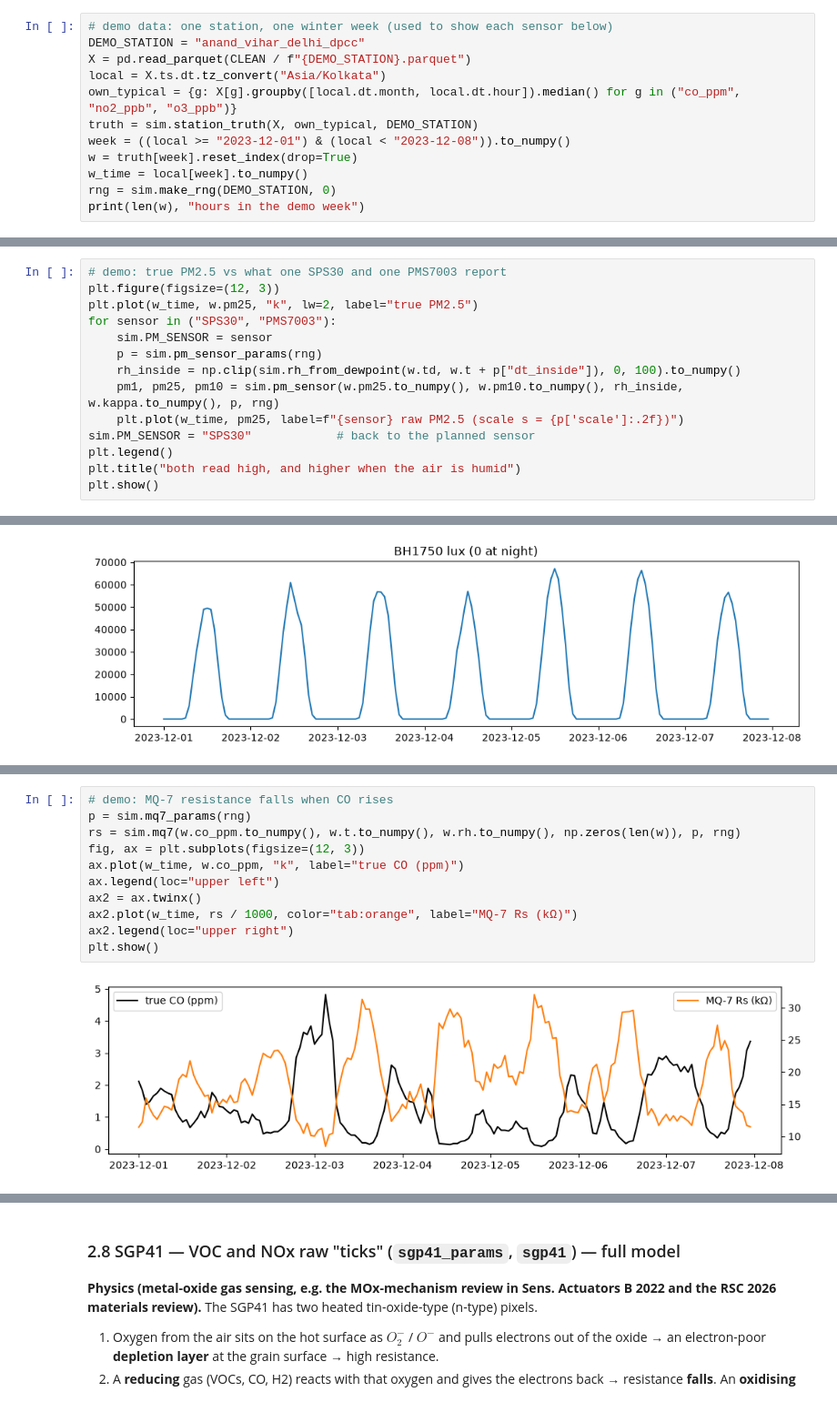
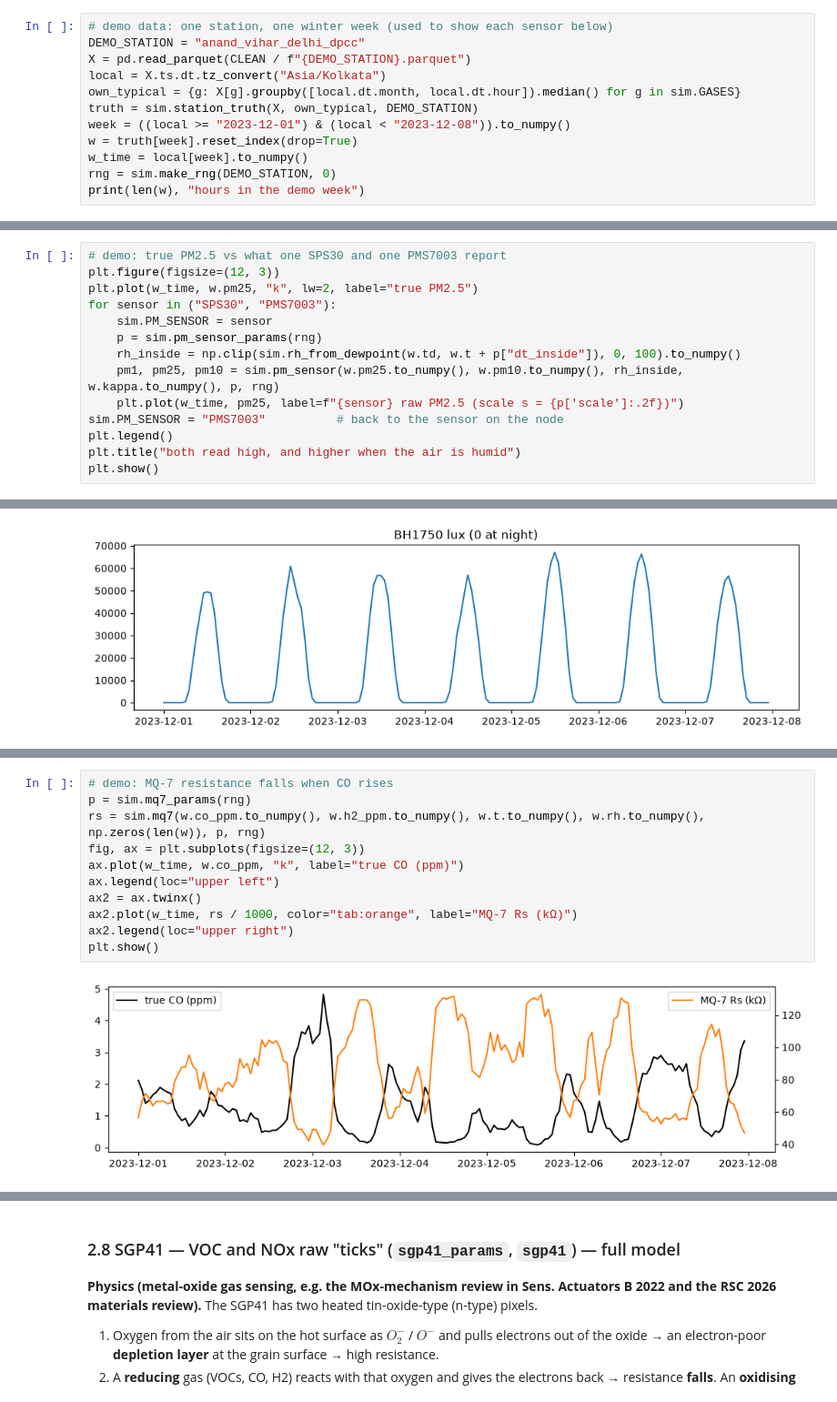
Before and after one commit to samiul1221/Hybrid-Aqi-Trend-Forecasting, a Jupyter notebook: notebooks/02_simulator.ipynb, the cells around one changed output, grey strips where cells are left out. Shown at 91% size. Cells and saved outputs as stored; diff of their text form.

```diff
--- a/notebooks/02_simulator.ipynb
+++ b/notebooks/02_simulator.ipynb
@@ -51,7 +51,7 @@ UNITS_PER_STATION = 3
 DEMO_STATION = "anand_vihar_delhi_dpcc"
 X = pd.read_parquet(CLEAN / f"{DEMO_STATION}.parquet")
 local = X.ts.dt.tz_convert("Asia/Kolkata")
-own_typical = {g: X[g].groupby([local.dt.month, local.dt.hour]).median() for g in ("co_ppm", "no2_ppb", "o3_ppb")}
+own_typical = {g: X[g].groupby([local.dt.month, local.dt.hour]).median() for g in sim.GASES}
 truth = sim.station_truth(X, own_typical, DEMO_STATION)
 week = ((local >= "2023-12-01") & (local < "2023-12-08")).to_numpy()
 w = truth[week].reset_index(drop=True)
@@ -130,7 +140,7 @@ for sensor in ("SPS30", "PMS7003"):
     rh_inside = np.clip(sim.rh_from_dewpoint(w.td, w.t + p["dt_inside"]), 0, 100).to_numpy()
     pm1, pm25, pm10 = sim.pm_sensor(w.pm25.to_numpy(), w.pm10.to_numpy(), rh_inside, w.kappa.to_numpy(), p, rng)
     plt.plot(w_time, pm25, label=f"{sensor} raw PM2.5 (scale s = {p['scale']:.2f})")
-sim.PM_SENSOR = "SPS30"            # back to the planned sensor
+sim.PM_SENSOR = "PMS7003"          # back to the sensor on the node
 plt.legend()
 plt.title("both read high, and higher when the air is humid")
 plt.show()
@@ -245,13 +287,13 @@ $$\ln R_s = \ln R_0 + b\,\ln(\text{gas} + c_0) + g_T (T-20) + g_{RH}(RH-65) + d\
 # %%
 # demo: MQ-7 resistance falls when CO rises
 p = sim.mq7_params(rng)
-rs = sim.mq7(w.co_ppm.to_numpy(), w.t.to_numpy(), w.rh.to_numpy(), np.zeros(len(w)), p, rng)
+rs = sim.mq7(w.co_ppm.to_numpy(), w.h2_ppm.to_numpy(), w.t.to_numpy(), w.rh.to_numpy(), np.zeros(len(w)), p, rng)
 fig, ax = plt.subplots(figsize=(12, 3))
 ax.plot(w_time, w.co_ppm, "k", label="true CO (ppm)")
 ax.legend(loc="upper left")
 ax2 = ax.twinx()
 ax2.plot(w_time, rs / 1000, color="tab:orange", label="MQ-7 Rs (kΩ)")
 ax2.legend(loc="upper right")
 plt.show()
 # %% [output]
-[figure, old version]
+[figure, new version]
```
Also changed, not shown: parts of 23 cells of this notebook, 6 other files.
